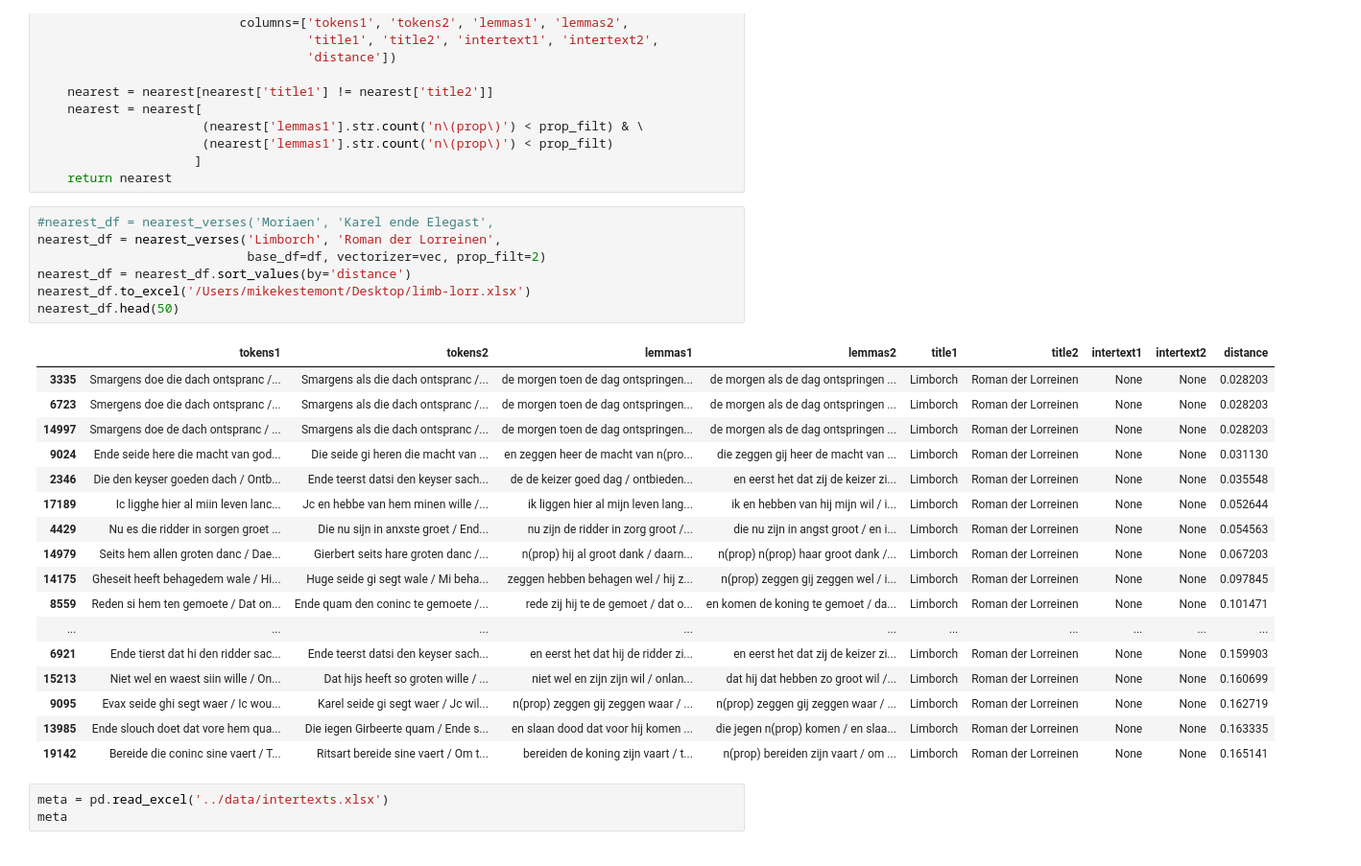
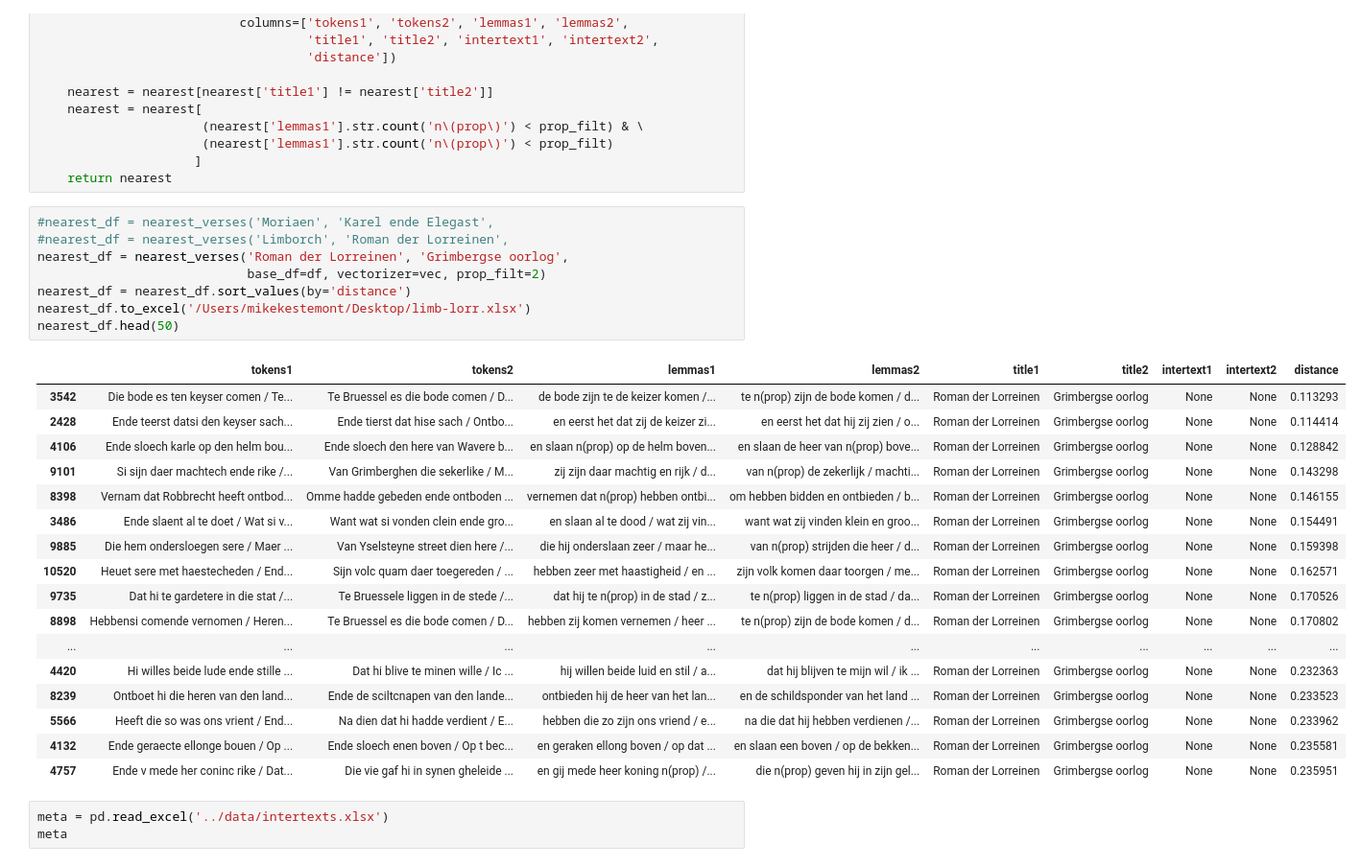
Before and after one commit to mikekestemont/zwerfverzen, a Jupyter notebook: notebooks/intertext.ipynb, the cells around one changed output. Shown at 96% size. Drawn from its saved outputs; the diff is of its cells as text.

```diff
--- a/notebooks/intertext.ipynb
+++ b/notebooks/intertext.ipynb
@@ -177,29 +193,30 @@ def nearest_verses(title1, title2, base_df, vectorizer, prop_filt=2, rhyme_weigh
     return nearest
 # %%
 #nearest_df = nearest_verses('Moriaen', 'Karel ende Elegast',
-nearest_df = nearest_verses('Limborch', 'Roman der Lorreinen',
+#nearest_df = nearest_verses('Limborch', 'Roman der Lorreinen',
+nearest_df = nearest_verses('Roman der Lorreinen', 'Grimbergse oorlog',
                             base_df=df, vectorizer=vec, prop_filt=2)
 nearest_df = nearest_df.sort_values(by='distance')
 nearest_df.to_excel('/Users/mikekestemont/Desktop/limb-lorr.xlsx')
 nearest_df.head(50)
 # %% [output]
 |  | tokens1 | tokens2 | lemmas1 | lemmas2 | title1 | title2 | intertext1 | intertext2 | distance |
-| 3335 | Smargens doe die dach ontspranc /... | Smargens als die dach ontspranc /... | de morgen toen de dag ontspringen... | de morgen als de dag ontspringen ... | Limborch | Roman der Lorreinen | None | None | 0.028203 |
-| 6723 | Smergens doe die dach ontspranc /... | Smargens als die dach ontspranc /... | de morgen toen de dag ontspringen... | de morgen als de dag ontspringen ... | Limborch | Roman der Lorreinen | None | None | 0.028203 |
-| 14997 | Smargens doe de dach ontspranc / ... | Smargens als die dach ontspranc /... | de morgen toen de dag ontspringen... | de morgen als de dag ontspringen ... | Limborch | Roman der Lorreinen | None | None | 0.028203 |
-| 9024 | Ende seide here die macht van god... | Die seide gi heren die macht van ... | en zeggen heer de macht van n(pro... | die zeggen gij heer de macht van ... | Limborch | Roman der Lorreinen | None | None | 0.031130 |
-| 2346 | Die den keyser goeden dach / Ontb... | Ende teerst datsi den keyser sach... | de de keizer goed dag / ontbieden... | en eerst het dat zij de keizer zi... | Limborch | Roman der Lorreinen | None | None | 0.035548 |
-| 17189 | Ic ligghe hier al miin leven lanc... | Jc en hebbe van hem minen wille /... | ik liggen hier al mijn leven lang... | ik en hebben van hij mijn wil / i... | Limborch | Roman der Lorreinen | None | None | 0.052644 |
-| 4429 | Nu es die ridder in sorgen groet ... | Die nu sijn in anxste groet / End... | nu zijn de ridder in zorg groot /... | die nu zijn in angst groot / en i... | Limborch | Roman der Lorreinen | None | None | 0.054563 |
-| 14979 | Seits hem allen groten danc / Dae... | Gierbert seits hare groten danc /... | n(prop) hij al groot dank / daarn... | n(prop) n(prop) haar groot dank /... | Limborch | Roman der Lorreinen | None | None | 0.067203 |
-| 14175 | Gheseit heeft behagedem wale / Hi... | Huge seide gi segt wale / Mi beha... | zeggen hebben behagen wel / hij z... | n(prop) zeggen gij zeggen wel / i... | Limborch | Roman der Lorreinen | None | None | 0.097845 |
-| 8559 | Reden si hem ten gemoete / Dat on... | Ende quam den coninc te gemoete /... | rede zij hij te de gemoet / dat o... | en komen de koning te gemoet / da... | Limborch | Roman der Lorreinen | None | None | 0.101471 |
+| 3542 | Die bode es ten keyser comen / Te... | Te Bruessel es die bode comen / D... | de bode zijn te de keizer komen /... | te n(prop) zijn de bode komen / d... | Roman der Lorreinen | Grimbergse oorlog | None | None | 0.113293 |
+| 2428 | Ende teerst datsi den keyser sach... | Ende tierst dat hise sach / Ontbo... | en eerst het dat zij de keizer zi... | en eerst het dat hij zij zien / o... | Roman der Lorreinen | Grimbergse oorlog | None | None | 0.114414 |
+| 4106 | Ende sloech karle op den helm bou... | Ende sloech den here van Wavere b... | en slaan n(prop) op de helm boven... | en slaan de heer van n(prop) bove... | Roman der Lorreinen | Grimbergse oorlog | None | None | 0.128842 |
+| 9101 | Si sijn daer machtech ende rike /... | Van Grimberghen die sekerlike / M... | zij zijn daar machtig en rijk / d... | van n(prop) de zekerlijk / machti... | Roman der Lorreinen | Grimbergse oorlog | None | None | 0.143298 |
+| 8398 | Vernam dat Robbrecht heeft ontbod... | Omme hadde gebeden ende ontboden ... | vernemen dat n(prop) hebben ontbi... | om hebben bidden en ontbieden / b... | Roman der Lorreinen | Grimbergse oorlog | None | None | 0.146155 |
+| 3486 | Ende slaent al te doet / Wat si v... | Want wat si vonden clein ende gro... | en slaan al te dood / wat zij vin... | want wat zij vinden klein en groo... | Roman der Lorreinen | Grimbergse oorlog | None | None | 0.154491 |
+| 9885 | Die hem ondersloegen sere / Maer ... | Van Yselsteyne street dien here /... | die hij onderslaan zeer / maar he... | van n(prop) strijden die heer / d... | Roman der Lorreinen | Grimbergse oorlog | None | None | 0.159398 |
+| 10520 | Heuet sere met haestecheden / End... | Sijn volc quam daer toegereden / ... | hebben zeer met haastigheid / en ... | zijn volk komen daar toorgen / me... | Roman der Lorreinen | Grimbergse oorlog | None | None | 0.162571 |
+| 9735 | Dat hi te gardetere in die stat /... | Te Bruessele liggen in de stede /... | dat hij te n(prop) in de stad / z... | te n(prop) liggen in de stad / da... | Roman der Lorreinen | Grimbergse oorlog | None | None | 0.170526 |
+| 8898 | Hebbensi comende vernomen / Heren... | Te Bruessel es die bode comen / D... | hebben zij komen vernemen / heer ... | te n(prop) zijn de bode komen / d... | Roman der Lorreinen | Grimbergse oorlog | None | None | 0.170802 |
 | ... | ... | ... | ... | ... | ... | ... | ... | ... | ... |
-| 6921 | Ende tierst dat hi den ridder sac... | Ende teerst datsi den keyser sach... | en eerst het dat hij de ridder zi... | en eerst het dat zij de keizer zi... | Limborch | Roman der Lorreinen | None | None | 0.159903 |
-| 15213 | Niet wel en waest siin wille / On... | Dat hijs heeft so groten wille / ... | niet wel en zijn zijn wil / onlan... | dat hij dat hebben zo groot wil /... | Limborch | Roman der Lorreinen | None | None | 0.160699 |
-| 9095 | Evax seide ghi segt waer / Ic wou... | Karel seide gi segt waer / Jc wil... | n(prop) zeggen gij zeggen waar / ... | n(prop) zeggen gij zeggen waar / ... | Limborch | Roman der Lorreinen | None | None | 0.162719 |
-| 13985 | Ende slouch doet dat vore hem qua... | Die iegen Girbeerte quam / Ende s... | en slaan dood dat voor hij komen ... | die jegen n(prop) komen / en slaa... | Limborch | Roman der Lorreinen | None | None | 0.163335 |
-| 19142 | Bereide die coninc sine vaert / T... | Ritsart bereide sine vaert / Om t... | bereiden de koning zijn vaart / t... | n(prop) bereiden zijn vaart / om ... | Limborch | Roman der Lorreinen | None | None | 0.165141 |
+| 4420 | Hi willes beide lude ende stille ... | Dat hi blive te minen wille / Ic ... | hij willen beide luid en stil / a... | dat hij blijven te mijn wil / ik ... | Roman der Lorreinen | Grimbergse oorlog | None | None | 0.232363 |
+| 8239 | Ontboet hi die heren van den land... | Ende de sciltcnapen van den lande... | ontbieden hij de heer van het lan... | en de schildsponder van het land ... | Roman der Lorreinen | Grimbergse oorlog | None | None | 0.233523 |
+| 5566 | Heeft die so was ons vrient / End... | Na dien dat hi hadde verdient / E... | hebben die zo zijn ons vriend / e... | na die dat hij hebben verdienen /... | Roman der Lorreinen | Grimbergse oorlog | None | None | 0.233962 |
+| 4132 | Ende geraecte ellonge bouen / Op ... | Ende sloech enen boven / Op t bec... | en geraken ellong boven / op dat ... | en slaan een boven / op de bekken... | Roman der Lorreinen | Grimbergse oorlog | None | None | 0.235581 |
+| 4757 | Ende v mede her coninc rike / Dat... | Die vie gaf hi in synen gheleide ... | en gij mede heer koning n(prop) /... | die n(prop) geven hij in zijn gel... | Roman der Lorreinen | Grimbergse oorlog | None | None | 0.235951 |
 # %%
 meta = pd.read_excel('../data/intertexts.xlsx')
 meta
```
Also changed, not shown: parts of 6 cells of this notebook.
